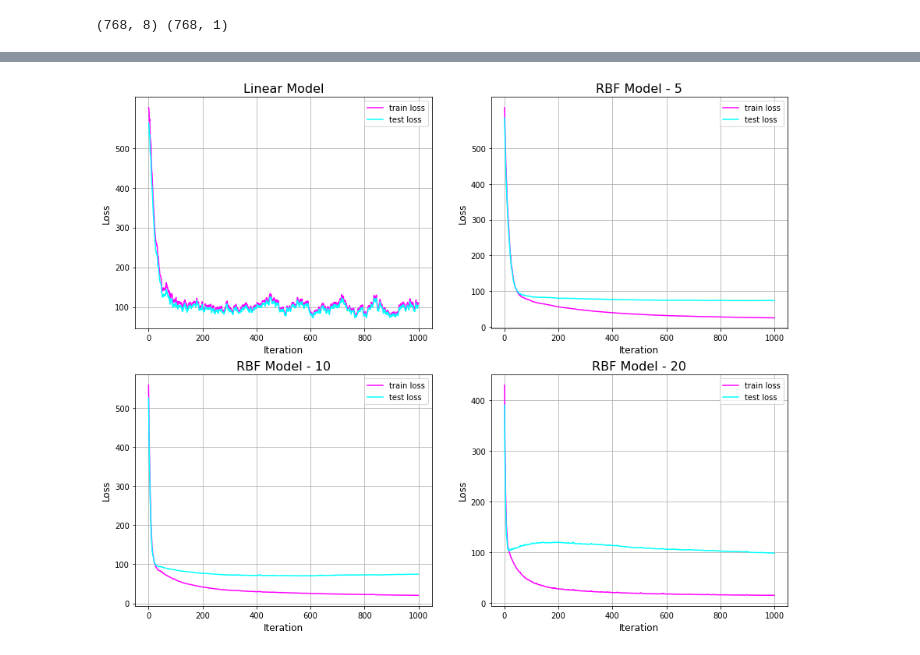
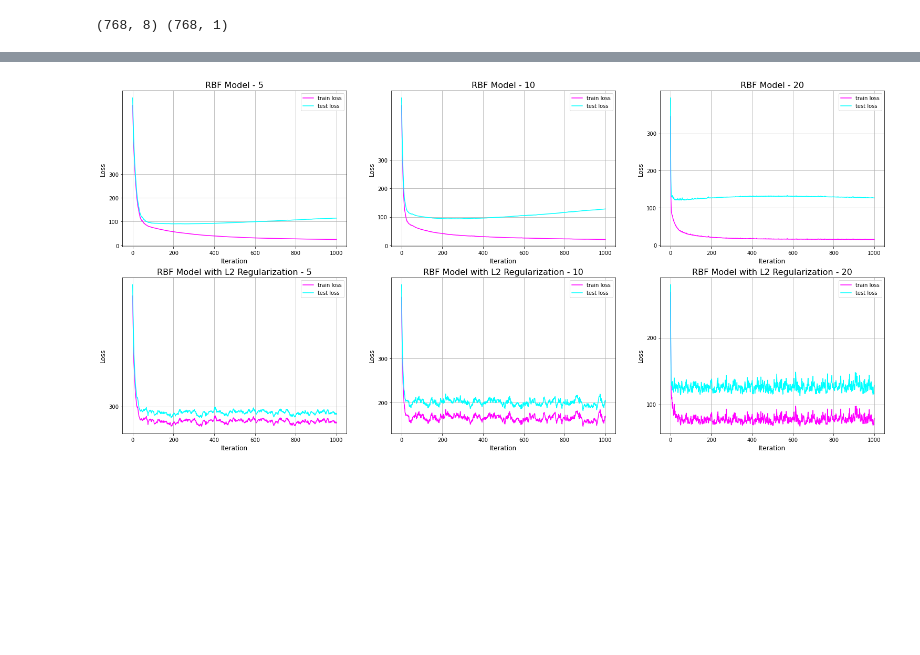
Before and after one commit to WHU-Peter/COMP6247-Reinforcement-and-Online-Learning, a Jupyter notebook: Learning_Controller/Final_Assignment_1.ipynb, the cells around one changed output, grey strips where cells are left out. Cells and saved outputs as stored; diff of their text form; code cells hidden in the pictures; blank space fills up the shorter version.

```diff
--- a/Learning_Controller/Final_Assignment_1.ipynb
+++ b/Learning_Controller/Final_Assignment_1.ipynb
@@ -91,7 +89,7 @@ print(np.linalg.norm(t-yh_lin), np.linalg.norm(t-yh_rbf))
 # %%
 w_lin = np.random.randn(9, 1)
 epochs = 1000
-batch_num = 10
+batch_num = 20
 learn_rate = 0.01
 
 bias = np.ones(X_train.shape[0])
@@ -111,12 +109,12 @@ for n in range(epochs):
   Train_loss_lin[n] = mean_squared_error(X_train_scaled@w_lin, t_train)
   Test_loss_lin[n] = mean_squared_error(X_test_scaled@w_lin, t_test)
 # %%
-def rbf(J):
+def rbf(J, decay_rate= 0.05):
   U_train = design_matrix(X_train, J)
   U_test = design_matrix(X_test, J)
   w_rbf = np.random.normal(loc=0, scale=1, size=J).reshape(-1, 1)
   epochs = 1000
-  batch_num = 10
+  batch_num = 20
   learn_rate = 0.01
 
   Train_loss_rbf = np.zeros(epochs)
@@ -125,12 +123,16 @@ def rbf(J):
     u_index = np.random.randint(0, len(t_train), batch_num)
     U_train[u_index].dot(w_rbf)
     gradient = U_train[u_index].T.dot(U_train[u_index].dot(w_rbf) - t_train[u_index]) * 2 / batch_num
-    w_rbf  = w_rbf - learn_rate * gradient
+    w_rbf  = (1-decay_rate)*w_rbf - learn_rate * gradient
 
     Train_loss_rbf[n] = mean_squared_error(U_train@w_rbf, t_train)
     Test_loss_rbf[n] = mean_squared_error(U_test@w_rbf, t_test)
   return Train_loss_rbf, Test_loss_rbf
 # %%
-Train_loss_rbf_5, Test_loss_rbf_5 = rbf(5)
-Train_loss_rbf_10, Test_loss_rbf_10 = rbf(10)
-Train_loss_rbf_20, Test_loss_rbf_20 = rbf(20)
+Train_loss_rbf_5, Test_loss_rbf_5 = rbf(5, decay_rate= 0)
+Train_loss_rbf_10, Test_loss_rbf_10 = rbf(10, decay_rate= 0)
+Train_loss_rbf_20, Test_loss_rbf_20 = rbf(20, decay_rate= 0)
+
+Train_loss_rbf_5_l2, Test_loss_rbf_5_l2 = rbf(5, decay_rate= 0.05)
+Train_loss_rbf_10_l2, Test_loss_rbf_10_l2 = rbf(10, decay_rate= 0.05)
+Train_loss_rbf_20_l2, Test_loss_rbf_20_l2 = rbf(20, decay_rate= 0.05)
@@ -137,38 +153,71 @@ Train_loss_rbf_20, Test_loss_rbf_20 = rbf(20)
 # %%
 y_major_locator=MultipleLocator(100)
-fig, ax = plt.subplots(nrows=2, ncols=2,figsize=(15,12))
-ax[0,0].plot(Train_loss_lin, Color='magenta', label='train loss')
-ax[0,0].plot(Test_loss_lin, Color='cyan', label='test loss')
+fig, ax = plt.subplots(nrows=2, ncols=3,figsize=(26,12))
+# ax[0,0].plot(Train_loss_lin, Color='magenta', label='train loss')
+# ax[0,0].plot(Test_loss_lin, Color='cyan', label='test loss')
+# ax[0,0].set_xlabel("Iteration", fontsize=12)
+# ax[0,0].set_ylabel("Loss", fontsize=12)
+# ax[0,0].set_title("Linear Model", fontsize=16)
+# ax[0,0].grid()
+# ax[0,0].legend()
+# ax[0,0].yaxis.set_major_locator(y_major_locator)
+ax[0,0].plot(Train_loss_rbf_5, Color='magenta', label='train loss')
+ax[0,0].plot(Test_loss_rbf_5, Color='cyan', label='test loss')
 ax[0,0].set_xlabel("Iteration", fontsize=12)
 ax[0,0].set_ylabel("Loss", fontsize=12)
-ax[0,0].set_title("Linear Model", fontsize=16)
+ax[0,0].set_title("RBF Model - 5", fontsize=16)
 ax[0,0].grid()
 ax[0,0].legend()
 ax[0,0].yaxis.set_major_locator(y_major_locator)
-ax[0,1].plot(Train_loss_rbf_5, Color='magenta', label='train loss')
-ax[0,1].plot(Test_loss_rbf_5, Color='cyan', label='test loss')
+ax[0,1].plot(Train_loss_rbf_10, Color='magenta', label='train loss')
+ax[0,1].plot(Test_loss_rbf_10, Color='cyan', label='test loss')
 ax[0,1].set_xlabel("Iteration", fontsize=12)
 ax[0,1].set_ylabel("Loss", fontsize=12)
-ax[0,1].set_title("RBF Model - 5", fontsize=16)
+ax[0,1].set_title("RBF Model - 10", fontsize=16)
 ax[0,1].grid()
 ax[0,1].legend()
 ax[0,1].yaxis.set_major_locator(y_major_locator)
-ax[1,0].plot(Train_loss_rbf_10, Color='magenta', label='train loss')
-ax[1,0].plot(Test_loss_rbf_10, Color='cyan', label='test loss')
+ax[0,2].plot(Train_loss_rbf_20, Color='magenta', label='train loss')
+ax[0,2].plot(Test_loss_rbf_20, Color='cyan', label='test loss')
+ax[0,2].set_xlabel("Iteration", fontsize=12)
+ax[0,2].set_ylabel("Loss", fontsize=12)
+ax[0,2].set_title("RBF Model - 20", fontsize=16)
+ax[0,2].grid()
+ax[0,2].legend()
+ax[0,2].yaxis.set_major_locator(y_major_locator)
+
+# ax[1,0].plot(Train_loss_lin, Color='magenta', label='train loss')
+# ax[1,0].plot(Test_loss_lin, Color='cyan', label='test loss')
+# ax[1,0].set_xlabel("Iteration", fontsize=12)
+# ax[1,0].set_ylabel("Loss", fontsize=12)
+# ax[1,0].set_title("Linear Model", fontsize=16)
+# ax[1,0].grid()
+# ax[1,0].legend()
+# ax[1,0].yaxis.set_major_locator(y_major_locator)
+ax[1,0].plot(Train_loss_rbf_5_l2, Color='magenta', label='train loss')
+ax[1,0].plot(Test_loss_rbf_5_l2, Color='cyan', label='test loss')
 ax[1,0].set_xlabel("Iteration", fontsize=12)
 ax[1,0].set_ylabel("Loss", fontsize=12)
-ax[1,0].set_title("RBF Model - 10", fontsize=16)
+ax[1,0].set_title("RBF Model with L2 Regularization - 5", fontsize=16)
 ax[1,0].grid()
 ax[1,0].legend()
 ax[1,0].yaxis.set_major_locator(y_major_locator)
-ax[1,1].plot(Train_loss_rbf_20, Color='magenta', label='train loss')
-ax[1,1].plot(Test_loss_rbf_20, Color='cyan', label='test loss')
+ax[1,1].plot(Train_loss_rbf_10_l2, Color='magenta', label='train loss')
+ax[1,1].plot(Test_loss_rbf_10_l2, Color='cyan', label='test loss')
 ax[1,1].set_xlabel("Iteration", fontsize=12)
 ax[1,1].set_ylabel("Loss", fontsize=12)
-ax[1,1].set_title("RBF Model - 20", fontsize=16)
+ax[1,1].set_title("RBF Model with L2 Regularization - 10", fontsize=16)
 ax[1,1].grid()
 ax[1,1].legend()
 ax[1,1].yaxis.set_major_locator(y_major_locator)
+ax[1,2].plot(Train_loss_rbf_20_l2, Color='magenta', label='train loss')
+ax[1,2].plot(Test_loss_rbf_20_l2, Color='cyan', label='test loss')
+ax[1,2].set_xlabel("Iteration", fontsize=12)
+ax[1,2].set_ylabel("Loss", fontsize=12)
+ax[1,2].set_title("RBF Model with L2 Regularization - 20", fontsize=16)
+ax[1,2].grid()
+ax[1,2].legend()
+ax[1,2].yaxis.set_major_locator(y_major_locator)
 plt.show()
 # %% [output]
-[figure, old version]
+[figure, new version]
```
Also changed, not shown: parts of 3 cells of this notebook, 1 other file.
